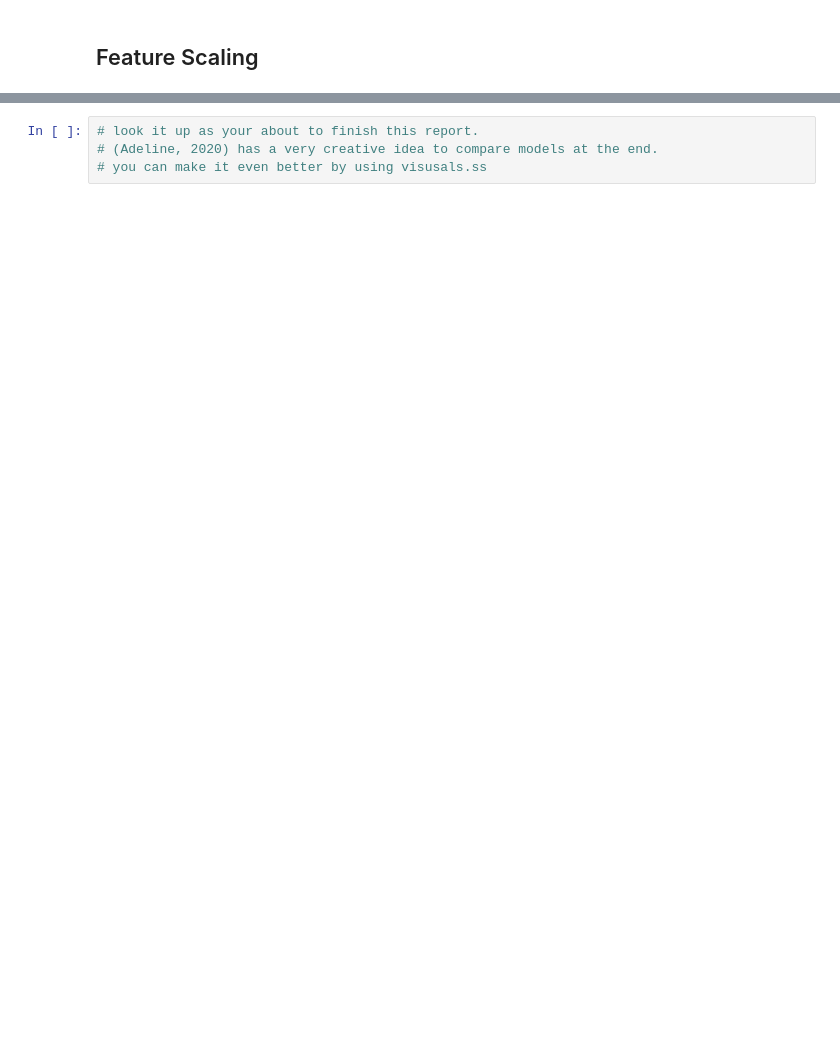
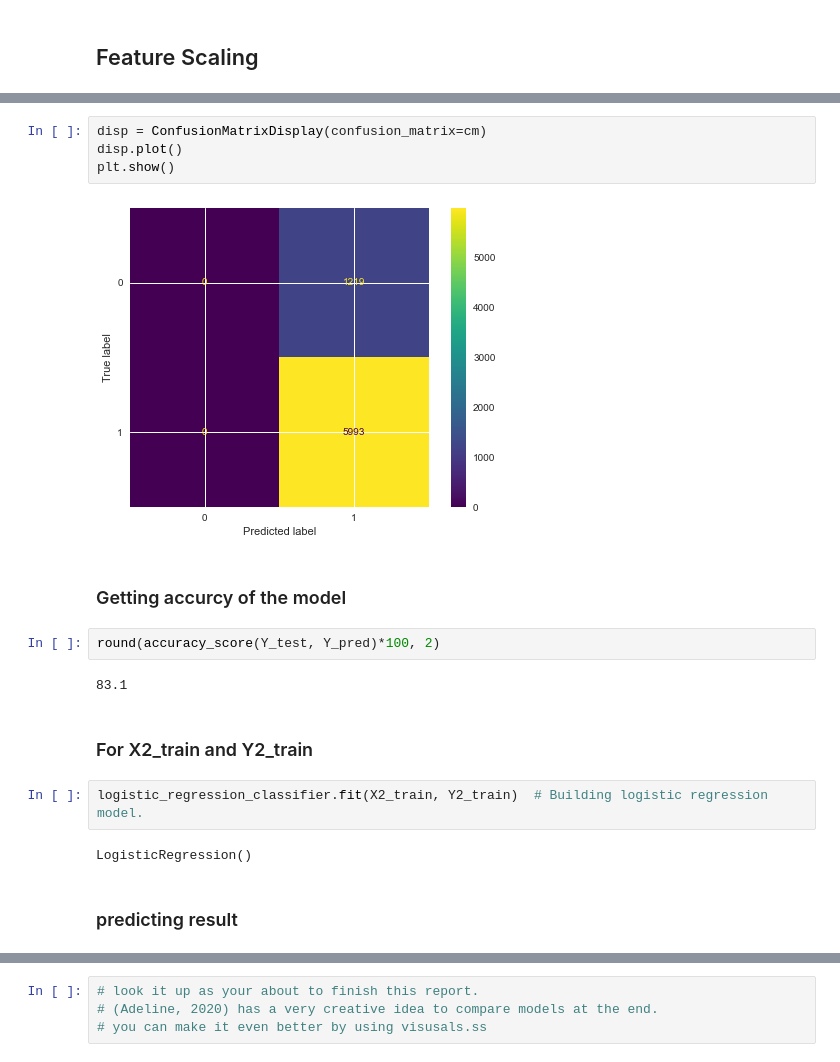
Before and after one commit to daasdemha/Sucide_prediction, a Jupyter notebook: SucideByAge.ipynb, the cells around one changed output, grey strips where cells are left out. Saved outputs shown, nothing was run; the diff lists cells and outputs as text; blank space fills up the shorter version.

Commit message:
display confusion matrix

```diff
--- a/SucideByAge.ipynb
+++ b/SucideByAge.ipynb
@@ -547,0 +504,20 @@ accuracy_score(Y2_test, Y2_pred)
+# %%
+disp = ConfusionMatrixDisplay(confusion_matrix=cm)
+disp.plot()
+plt.show()
+# %% [output]
+[figure, added]
+# %% [markdown]
+### Getting accurcy of the model
+# %%
+round(accuracy_score(Y_test, Y_pred)*100, 2)
+# %% [output]
+83.1
+# %% [markdown]
+### For X2_train and Y2_train
+# %%
+logistic_regression_classifier.fit(X2_train, Y2_train)  # Building logistic regression model.
+# %% [output]
+LogisticRegression()
+# %% [markdown]
+### predicting result
```
Also changed, not shown: parts of 53 cells of this notebook.
